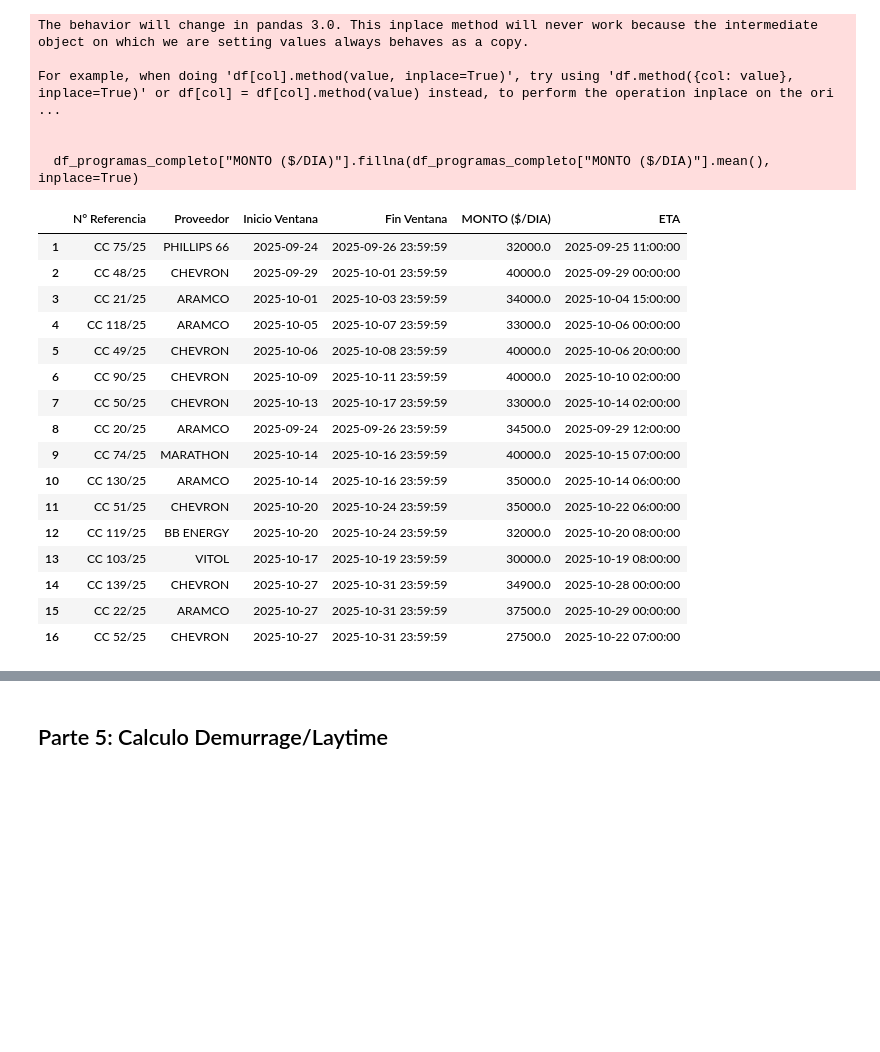
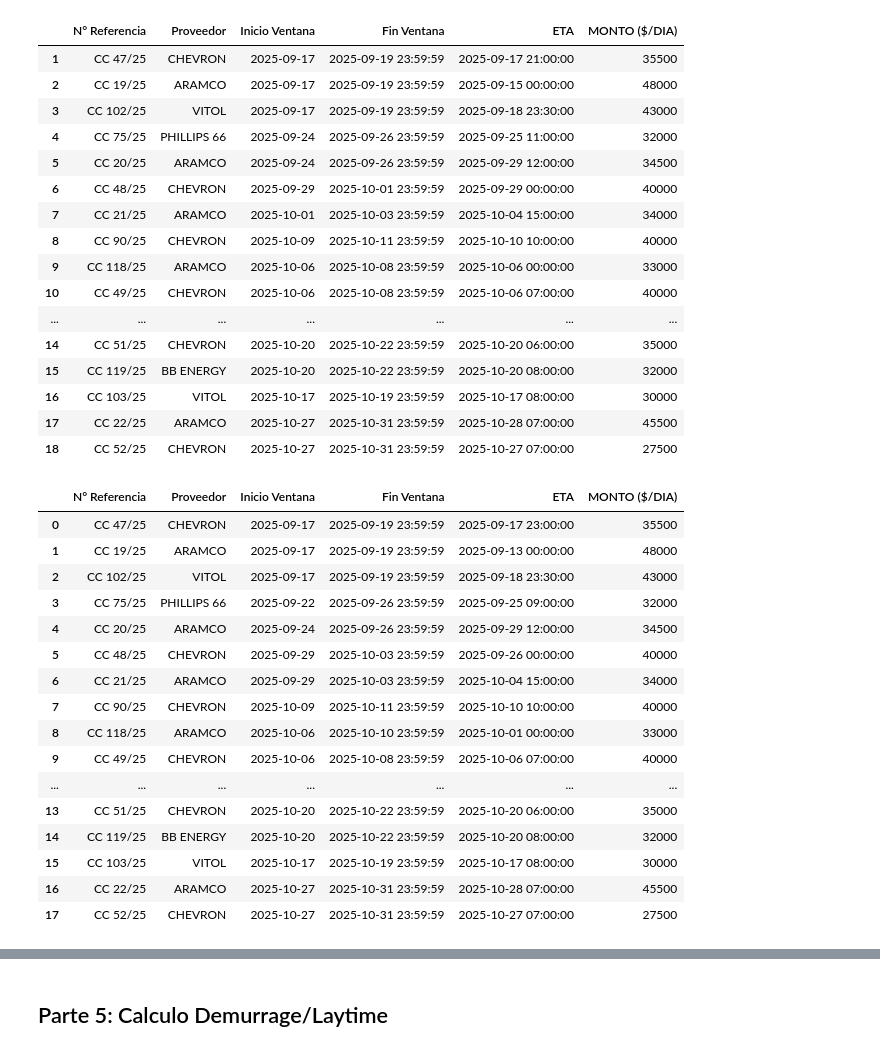
Before and after one commit to jjaubele/Automatizacion-Programacion-BD, a Jupyter notebook: Personal.ipynb, the cells around one changed output, grey strips where cells are left out. Drawn from its saved outputs; the diff is of its cells as text; code cells hidden in the pictures; blank space fills up the shorter version.

```diff
--- a/Personal.ipynb
+++ b/Personal.ipynb
@@ -7,8 +8,9 @@ from utils.extraction_functions import (extraer_bts, extraer_descargas, extraer_
 # %%
 PATH_DISTANCIAS = "Distancias entre puertos.xlsx"
-PATH_PROGRAMACION = "Programacion Descarga Importaciones 22 de Sep.xlsx"
+PATH_PROGRAMACION = "C:\\Users\\jaubele.ap\\Desktop\\Estimación Semanal\\Programaciones\\Programacion Descarga Importaciones 15 de Sep.xlsx"
 PATH_NUEVA_FICHA = "Nueva Ficha Información de Buques.xlsx"
-FECHA_PROGRAMACION = pd.to_datetime("2025-09-22")
+PATH_REPORTES_TANKERS = "C:\\Users\\jaubele.ap\\Desktop\\Estimación Semanal\\Reportes Tankers\\Reporte tankers 15-sept-25.pdf"
+FECHA_PROGRAMACION = pd.to_datetime("2025-09-15")
 FILE_NAME = f"Base de datos Estimación Semanal {FECHA_PROGRAMACION.strftime('%d-%m-%Y')}.xlsx"
 # %%
 df_bts = extraer_bts(PATH_PROGRAMACION, "Buques")
@@ -47,43 +50,63 @@ df_descargas_agrupadas
 # %%
 # Selecciona de la nueva ficha solo los programas de la programación
 df_programas_completo = df_programas.merge(df_nueva_ficha, on="N° Referencia", how="left")
 
 # Considera preferentemente las ventanas cortas, si no existen, las ventanas largas
 df_programas_completo["Inicio Ventana"] = df_programas_completo["Inicio Ventana Corta"].combine_first(df_programas_completo["Inicio Ventana"])
 df_programas_completo["Fin Ventana"] = df_programas_completo["Fin Ventana Corta"].combine_first(df_programas_completo["Fin Ventana"])
 
 # Considera la ETA de la nueva ficha, si no existe, la ETA del programa.
 df_programas_completo["ETA"] = df_programas_completo["ETA"].combine_first(df_programas_completo["ETA Programa"])
 
 # Rellena los demurrages rates faltantes con la media
-df_programas_completo["MONTO ($/DIA)"].fillna(df_programas_completo["MONTO ($/DIA)"].mean(), inplace=True)
+df_programas_completo["MONTO ($/DIA)"] = df_programas_completo["MONTO ($/DIA)"].fillna(df_programas_completo["MONTO ($/DIA)"].mean()).astype(int)
 
 df_programas_completo = df_programas_completo.drop(columns=["Inicio Ventana Corta", "Fin Ventana Corta", "ETA Programa"])
 df_programas_completo.index = range(1, len(df_programas_completo) + 1)
 df_programas_completo
 # %% [output]
-The behavior will change in pandas 3.0. This inplace method will never work because the intermediate object on which we are setting values always behaves as a copy.
-
-For example, when doing 'df[col].method(value, inplace=True)', try using 'df.method({col: value}, inplace=True)' or df[col] = df[col].method(value) instead, to perform the operation inplace on the ori ...
-
-
-  df_programas_completo["MONTO ($/DIA)"].fillna(df_programas_completo["MONTO ($/DIA)"].mean(), inplace=True)
-|  | N° Referencia | Proveedor | Inicio Ventana | Fin Ventana | MONTO ($/DIA) | ETA |
-| 1 | CC 75/25 | PHILLIPS 66 | 2025-09-24 | 2025-09-26 23:59:59 | 32000.0 | 2025-09-25 11:00:00 |
-| 2 | CC 48/25 | CHEVRON | 2025-09-29 | 2025-10-01 23:59:59 | 40000.0 | 2025-09-29 00:00:00 |
-| 3 | CC 21/25 | ARAMCO | 2025-10-01 | 2025-10-03 23:59:59 | 34000.0 | 2025-10-04 15:00:00 |
-| 4 | CC 118/25 | ARAMCO | 2025-10-05 | 2025-10-07 23:59:59 | 33000.0 | 2025-10-06 00:00:00 |
-| 5 | CC 49/25 | CHEVRON | 2025-10-06 | 2025-10-08 23:59:59 | 40000.0 | 2025-10-06 20:00:00 |
-| 6 | CC 90/25 | CHEVRON | 2025-10-09 | 2025-10-11 23:59:59 | 40000.0 | 2025-10-10 02:00:00 |
-| 7 | CC 50/25 | CHEVRON | 2025-10-13 | 2025-10-17 23:59:59 | 33000.0 | 2025-10-14 02:00:00 |
-| 8 | CC 20/25 | ARAMCO | 2025-09-24 | 2025-09-26 23:59:59 | 34500.0 | 2025-09-29 12:00:00 |
-| 9 | CC 74/25 | MARATHON | 2025-10-14 | 2025-10-16 23:59:59 | 40000.0 | 2025-10-15 07:00:00 |
-| 10 | CC 130/25 | ARAMCO | 2025-10-14 | 2025-10-16 23:59:59 | 35000.0 | 2025-10-14 06:00:00 |
-| 11 | CC 51/25 | CHEVRON | 2025-10-20 | 2025-10-24 23:59:59 | 35000.0 | 2025-10-22 06:00:00 |
-| 12 | CC 119/25 | BB ENERGY | 2025-10-20 | 2025-10-24 23:59:59 | 32000.0 | 2025-10-20 08:00:00 |
-| 13 | CC 103/25 | VITOL | 2025-10-17 | 2025-10-19 23:59:59 | 30000.0 | 2025-10-19 08:00:00 |
-| 14 | CC 139/25 | CHEVRON | 2025-10-27 | 2025-10-31 23:59:59 | 34900.0 | 2025-10-28 00:00:00 |
-| 15 | CC 22/25 | ARAMCO | 2025-10-27 | 2025-10-31 23:59:59 | 37500.0 | 2025-10-29 00:00:00 |
-| 16 | CC 52/25 | CHEVRON | 2025-10-27 | 2025-10-31 23:59:59 | 27500.0 | 2025-10-22 07:00:00 |
+|  | N° Referencia | Proveedor | Inicio Ventana | Fin Ventana | ETA | MONTO ($/DIA) |
+| 1 | CC 47/25 | CHEVRON | 2025-09-17 | 2025-09-19 23:59:59 | 2025-09-17 21:00:00 | 35500 |
+| 2 | CC 19/25 | ARAMCO | 2025-09-17 | 2025-09-19 23:59:59 | 2025-09-15 00:00:00 | 48000 |
+| 3 | CC 102/25 | VITOL | 2025-09-17 | 2025-09-19 23:59:59 | 2025-09-18 23:30:00 | 43000 |
+| 4 | CC 75/25 | PHILLIPS 66 | 2025-09-24 | 2025-09-26 23:59:59 | 2025-09-25 11:00:00 | 32000 |
+| 5 | CC 20/25 | ARAMCO | 2025-09-24 | 2025-09-26 23:59:59 | 2025-09-29 12:00:00 | 34500 |
+| 6 | CC 48/25 | CHEVRON | 2025-09-29 | 2025-10-01 23:59:59 | 2025-09-29 00:00:00 | 40000 |
+| 7 | CC 21/25 | ARAMCO | 2025-10-01 | 2025-10-03 23:59:59 | 2025-10-04 15:00:00 | 34000 |
+| 8 | CC 90/25 | CHEVRON | 2025-10-09 | 2025-10-11 23:59:59 | 2025-10-10 10:00:00 | 40000 |
+| 9 | CC 118/25 | ARAMCO | 2025-10-06 | 2025-10-08 23:59:59 | 2025-10-06 00:00:00 | 33000 |
+| 10 | CC 49/25 | CHEVRON | 2025-10-06 | 2025-10-08 23:59:59 | 2025-10-06 07:00:00 | 40000 |
+| ... | ... | ... | ... | ... | ... | ... |
+| 14 | CC 51/25 | CHEVRON | 2025-10-20 | 2025-10-22 23:59:59 | 2025-10-20 06:00:00 | 35000 |
+| 15 | CC 119/25 | BB ENERGY | 2025-10-20 | 2025-10-22 23:59:59 | 2025-10-20 08:00:00 | 32000 |
+| 16 | CC 103/25 | VITOL | 2025-10-17 | 2025-10-19 23:59:59 | 2025-10-17 08:00:00 | 30000 |
+| 17 | CC 22/25 | ARAMCO | 2025-10-27 | 2025-10-31 23:59:59 | 2025-10-28 07:00:00 | 45500 |
+| 18 | CC 52/25 | CHEVRON | 2025-10-27 | 2025-10-31 23:59:59 | 2025-10-27 07:00:00 | 27500 |
+# %%
+# Actualiza la información de ventanas y ETA con el reporte tankers si existe
+df_programas_completo = df_programas_completo.merge(df_reporte_tankers, on=["N° Referencia"], how="left", suffixes=("", " Reporte Tankers"))
+df_programas_completo["Inicio Ventana"] = df_programas_completo["Inicio Ventana Reporte Tankers"].combine_first(df_programas_completo["Inicio Ventana"])
+df_programas_completo["Fin Ventana"] = df_programas_completo["Fin Ventana Reporte Tankers"].combine_first(df_programas_completo["Fin Ventana"])
+df_programas_completo["ETA"] = df_programas_completo["ETA Reporte Tankers"].combine_first(df_programas_completo["ETA"])
+df_programas_completo = df_programas_completo.drop(columns=["Inicio Ventana Reporte Tankers", "Fin Ventana Reporte Tankers", "ETA Reporte Tankers"])
+df_programas_completo
+# %% [output]
+|  | N° Referencia | Proveedor | Inicio Ventana | Fin Ventana | ETA | MONTO ($/DIA) |
+| 0 | CC 47/25 | CHEVRON | 2025-09-17 | 2025-09-19 23:59:59 | 2025-09-17 23:00:00 | 35500 |
+| 1 | CC 19/25 | ARAMCO | 2025-09-17 | 2025-09-19 23:59:59 | 2025-09-13 00:00:00 | 48000 |
+| 2 | CC 102/25 | VITOL | 2025-09-17 | 2025-09-19 23:59:59 | 2025-09-18 23:30:00 | 43000 |
+| 3 | CC 75/25 | PHILLIPS 66 | 2025-09-22 | 2025-09-26 23:59:59 | 2025-09-25 09:00:00 | 32000 |
+| 4 | CC 20/25 | ARAMCO | 2025-09-24 | 2025-09-26 23:59:59 | 2025-09-29 12:00:00 | 34500 |
+| 5 | CC 48/25 | CHEVRON | 2025-09-29 | 2025-10-03 23:59:59 | 2025-09-26 00:00:00 | 40000 |
+| 6 | CC 21/25 | ARAMCO | 2025-09-29 | 2025-10-03 23:59:59 | 2025-10-04 15:00:00 | 34000 |
+| 7 | CC 90/25 | CHEVRON | 2025-10-09 | 2025-10-11 23:59:59 | 2025-10-10 10:00:00 | 40000 |
+| 8 | CC 118/25 | ARAMCO | 2025-10-06 | 2025-10-10 23:59:59 | 2025-10-01 00:00:00 | 33000 |
+| 9 | CC 49/25 | CHEVRON | 2025-10-06 | 2025-10-08 23:59:59 | 2025-10-06 07:00:00 | 40000 |
+| ... | ... | ... | ... | ... | ... | ... |
+| 13 | CC 51/25 | CHEVRON | 2025-10-20 | 2025-10-22 23:59:59 | 2025-10-20 06:00:00 | 35000 |
+| 14 | CC 119/25 | BB ENERGY | 2025-10-20 | 2025-10-22 23:59:59 | 2025-10-20 08:00:00 | 32000 |
+| 15 | CC 103/25 | VITOL | 2025-10-17 | 2025-10-19 23:59:59 | 2025-10-17 08:00:00 | 30000 |
+| 16 | CC 22/25 | ARAMCO | 2025-10-27 | 2025-10-31 23:59:59 | 2025-10-28 07:00:00 | 45500 |
+| 17 | CC 52/25 | CHEVRON | 2025-10-27 | 2025-10-31 23:59:59 | 2025-10-27 07:00:00 | 27500 |
 # %%
 df_descargas_por_programa = df_descargas_agrupadas.merge(df_programas_completo, on="N° Referencia", how="right")
```
Also changed, not shown: parts of 6 cells of this notebook, 7 other files.
